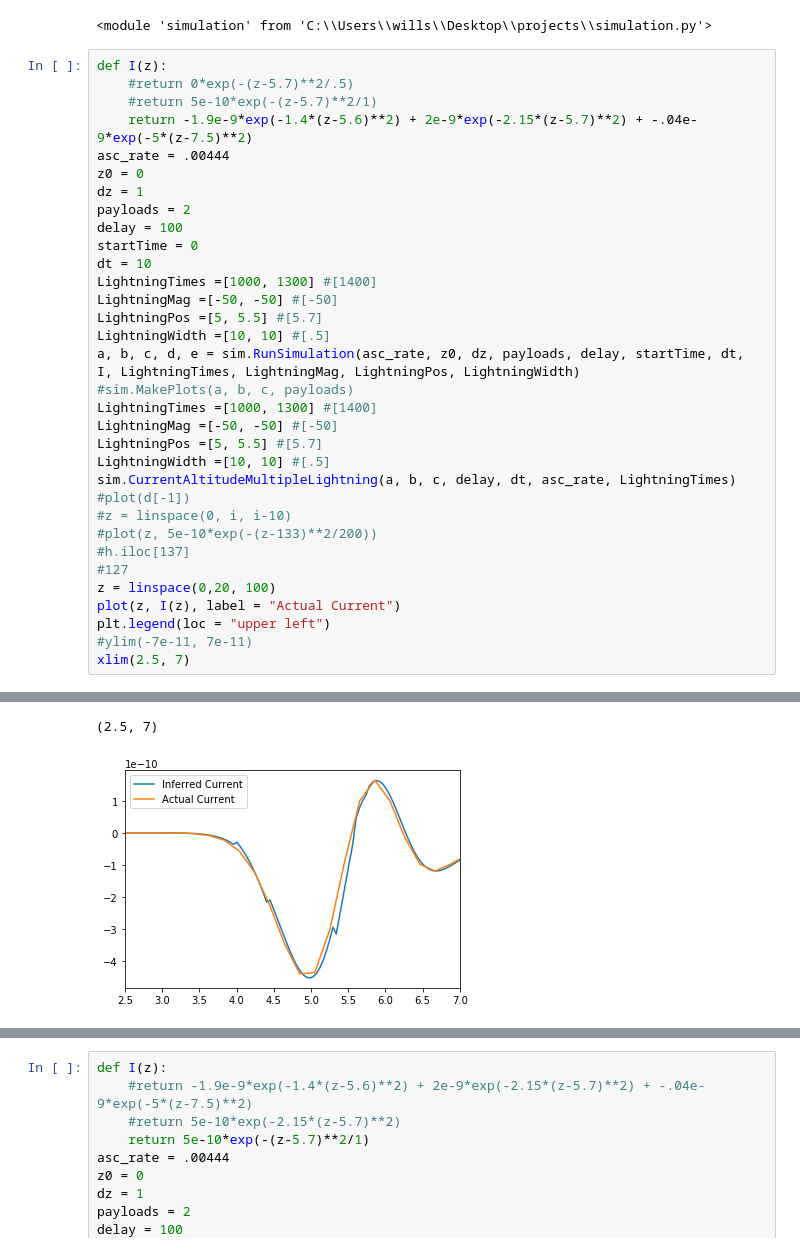
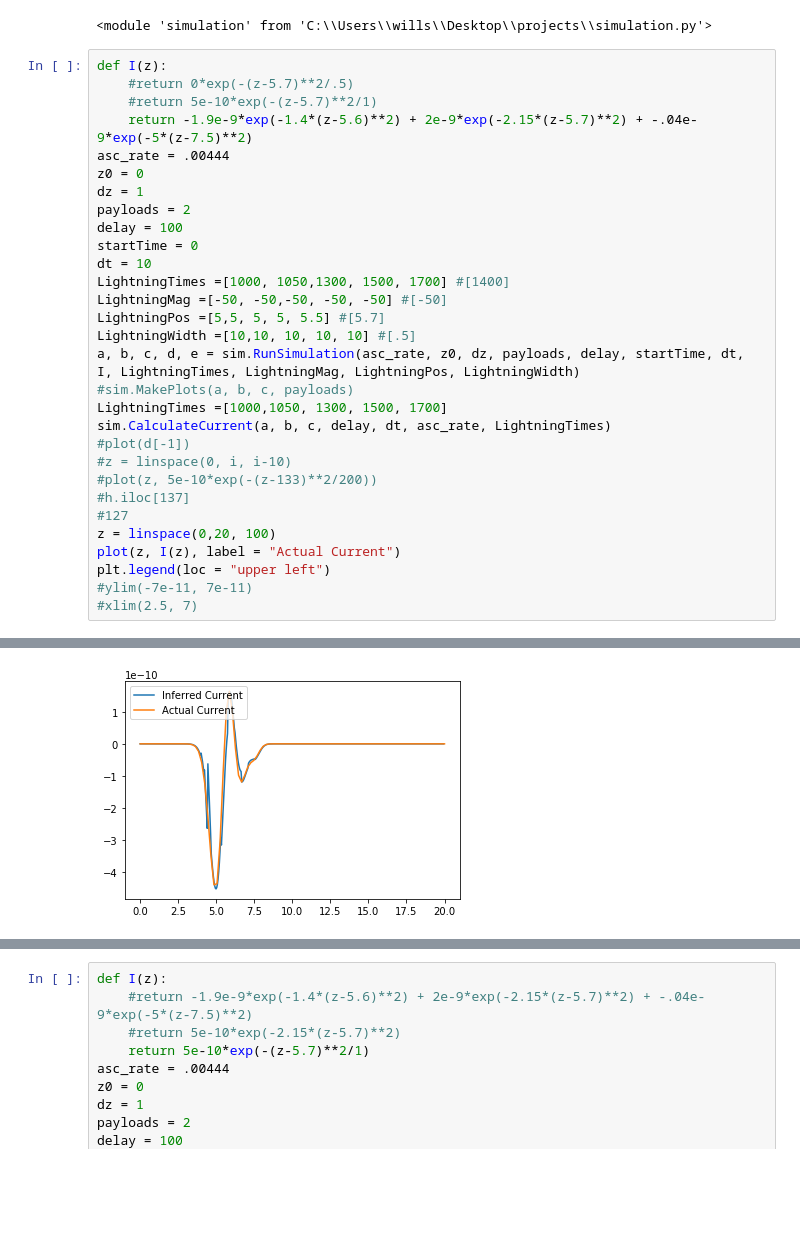
Before and after one commit to willschu4100/SURE2021, a Jupyter notebook: simulation.ipynb, the cells around one changed output, grey strips where cells are left out. Drawn from its saved outputs; the diff is of its cells as text; blank space fills up the shorter version.

Commit message:
Current calculation now working as expected

```diff
--- a/simulation.ipynb
+++ b/simulation.ipynb
@@ -25,17 +25,14 @@ payloads = 2
 delay = 100
 startTime = 0
 dt = 10
-LightningTimes =[1000, 1300] #[1400]
-LightningMag =[-50, -50] #[-50]
-LightningPos =[5, 5.5] #[5.7]
-LightningWidth =[10, 10] #[.5]
+LightningTimes =[1000, 1050,1300, 1500, 1700] #[1400]
+LightningMag =[-50, -50,-50, -50, -50] #[-50]
+LightningPos =[5,5, 5, 5, 5.5] #[5.7]
+LightningWidth =[10,10, 10, 10, 10] #[.5]
 a, b, c, d, e = sim.RunSimulation(asc_rate, z0, dz, payloads, delay, startTime, dt, I, LightningTimes, LightningMag, LightningPos, LightningWidth)
 #sim.MakePlots(a, b, c, payloads)
-LightningTimes =[1000, 1300] #[1400]
-LightningMag =[-50, -50] #[-50]
-LightningPos =[5, 5.5] #[5.7]
-LightningWidth =[10, 10] #[.5]
-sim.CurrentAltitudeMultipleLightning(a, b, c, delay, dt, asc_rate, LightningTimes)
+LightningTimes =[1000,1050, 1300, 1500, 1700]
+sim.CalculateCurrent(a, b, c, delay, dt, asc_rate, LightningTimes)
 #plot(d[-1])
 #z = linspace(0, i, i-10)
 #plot(z, 5e-10*exp(-(z-133)**2/200))
@@ -45,5 +42,5 @@ z = linspace(0,20, 100)
 plot(z, I(z), label = "Actual Current")
 plt.legend(loc = "upper left")
 #ylim(-7e-11, 7e-11)
-xlim(2.5, 7)
+#xlim(2.5, 7)
 # %% [output]
@@ -67,2 +48 @@ Correction factor 86.970168738805 applied to layer 129
-(2.5, 7)
-[figure, old version]
+[figure, new version]
```
Also changed, not shown: parts of 2 cells of this notebook, 1 other file.
